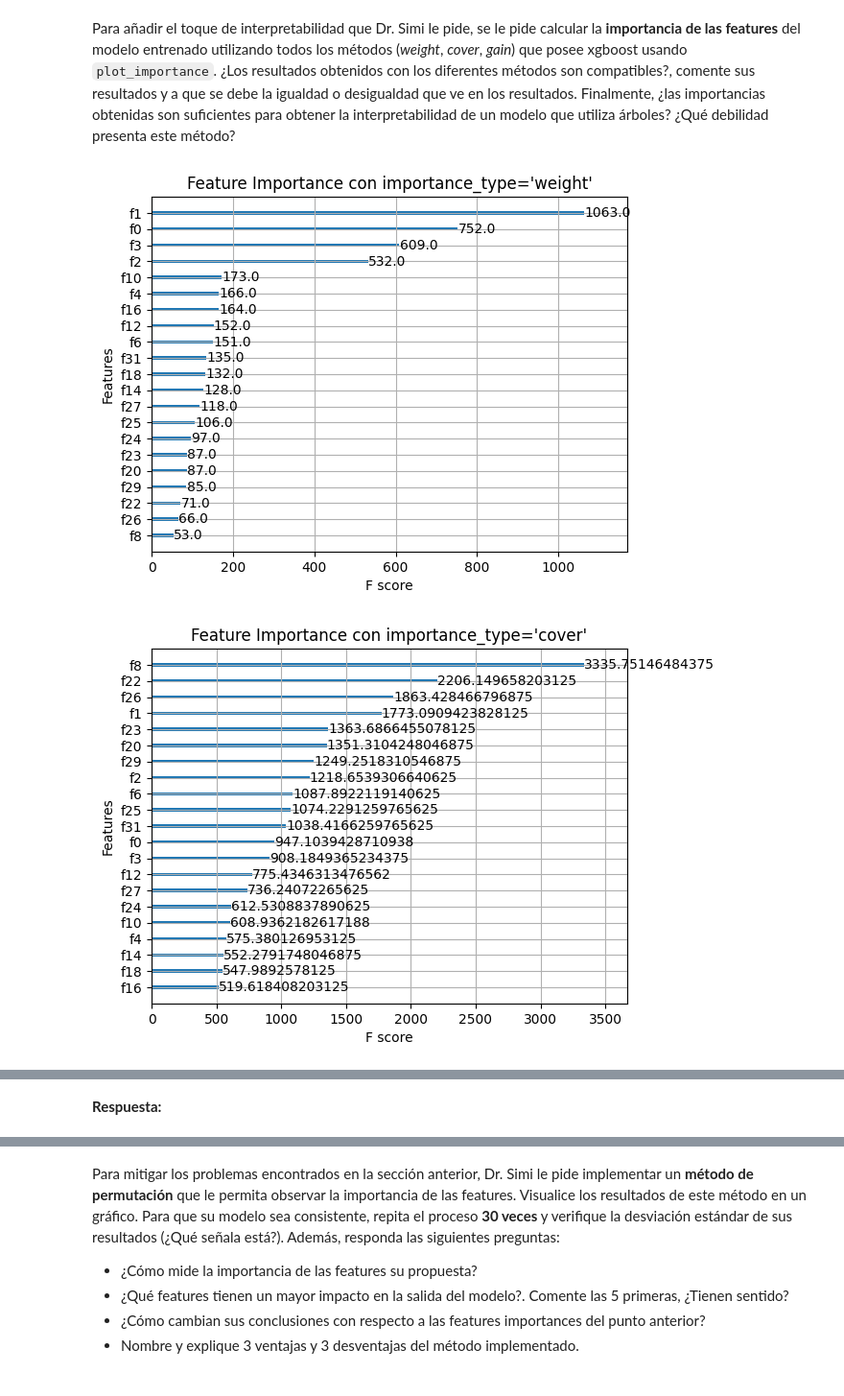
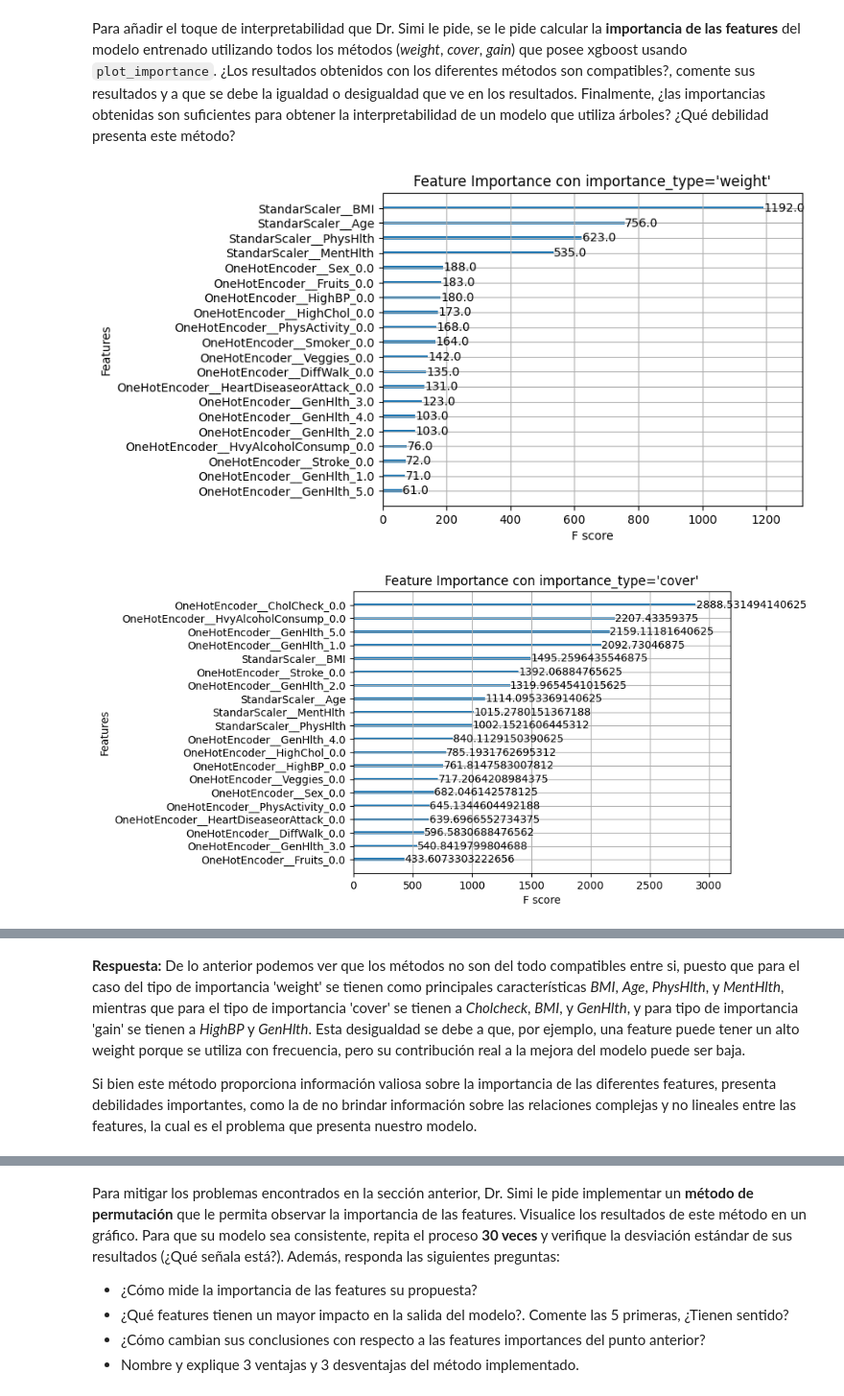
Before and after one commit to Zerzer0/MDS7202, a Jupyter notebook: Laboratorios/Laboratorio_10/Laboratorio10_Enunciado.ipynb, the cells around one changed output, grey strips where cells are left out. Shown at 96% size. Cells and saved outputs as stored; diff of their text form; code cells hidden in the pictures.

Commit message:
Se agregan respuestas teoricas hasta P5

```diff
--- a/Laboratorios/Laboratorio_10/Laboratorio10_Enunciado.ipynb
+++ b/Laboratorios/Laboratorio_10/Laboratorio10_Enunciado.ipynb
@@ -160,7 +160,7 @@ columnas_a_categoricas = ['Sex', 'HighChol', 'CholCheck', 'Smoker', 'HeartDiseas
 df[columnas_a_categoricas].astype('category')
 
 # Se divide el conjunto de datos en entrenamiento y prueba
-X_train, X_test, y_train, y_test = train_test_split(df.drop('Diabetes', axis=1), df['Diabetes'], test_size=0.2, random_state=42)
+X_train, X_test, y_train, y_test = train_test_split(df.drop('Diabetes', axis=1), df['Diabetes'], test_size=0.2, random_state=42, shuffle=True, stratify=df['Diabetes'])
 
 # Definir las columnas numéricas y categóricas
 columnas_categoricas = ['Sex', 'HighChol', 'CholCheck', 'Smoker', 'HeartDiseaseorAttack', 'PhysActivity', 'Fruits',
@@ -173,6 +173,9 @@ preprocessor = ColumnTransformer(
         ('StandarScaler', StandardScaler(), columnas_numericas),    # Estandarizar los datos numéricos
         ('OneHotEncoder', OneHotEncoder(sparse_output=False), columnas_categoricas)     # Onehotencoder para los datos categóricos
     ])
+
+# Transformar el output en formato pandas
+preprocessor.set_output(transform="pandas")
 
 # Construir el pipeline con el preprocesamiento y el modelo XGBoost
 pipeline = Pipeline(steps=[
@@ -220,15 +223,15 @@ Para añadir el toque de interpretabilidad que Dr. Simi le pide, se le pide calc
 # %%
 import matplotlib.pyplot as plt
 from xgboost import plot_importance
 
-plot_importance(pipeline.named_steps['classifier'], importance_type='weight', title="Feature Importance con importance_type='weight'")
+plot_importance(pipeline.named_steps['classifier'], max_num_features=20, importance_type='weight', title="Feature Importance con importance_type='weight'")
 plt.show()
 
-plot_importance(pipeline.named_steps['classifier'], importance_type='cover', title="Feature Importance con importance_type='cover'")
+plot_importance(pipeline.named_steps['classifier'], max_num_features=20, importance_type='cover', title="Feature Importance con importance_type='cover'")
 plt.show()
 
-plot_importance(pipeline.named_steps['classifier'], importance_type='gain', title="Feature Importance con importance_type='gain'")
+plot_importance(pipeline.named_steps['classifier'], max_num_features=20, importance_type='gain', title="Feature Importance con importance_type='gain'")
 plt.show()
 # %% [output]
-[figure, old version]
+[figure, new version]
-[figure, old version]
+[figure, new version]
@@ -236,5 +239,7 @@ plt.show()
-# %% [markdown]
-**Respuesta:**
+# %% [markdown]
+**Respuesta:** De lo anterior podemos ver que los métodos no son del todo compatibles entre si, puesto que para el caso del tipo de importancia 'weight' se tienen como principales características *BMI*, *Age*, *PhysHlth*, y *MentHlth*, mientras que para el tipo de importancia 'cover' se tienen a *Cholcheck*, *BMI*, y *GenHlth*, y para tipo de importancia 'gain' se tienen a *HighBP* y *GenHlth*. Esta desigualdad se debe a que, por ejemplo, una feature puede tener un alto weight porque se utiliza con frecuencia, pero su contribución real a la mejora del modelo puede ser baja.
+
+Si bien este método proporciona información valiosa sobre la importancia de las diferentes features, presenta debilidades importantes, como la de no brindar información sobre las relaciones complejas y no lineales entre las features, la cual es el problema que presenta nuestro modelo.
 # %% [markdown]
 ## 4. Métodos Agnósticos Globales (1.0 puntos)
 
```
Also changed, not shown: parts of 12 cells of this notebook.
